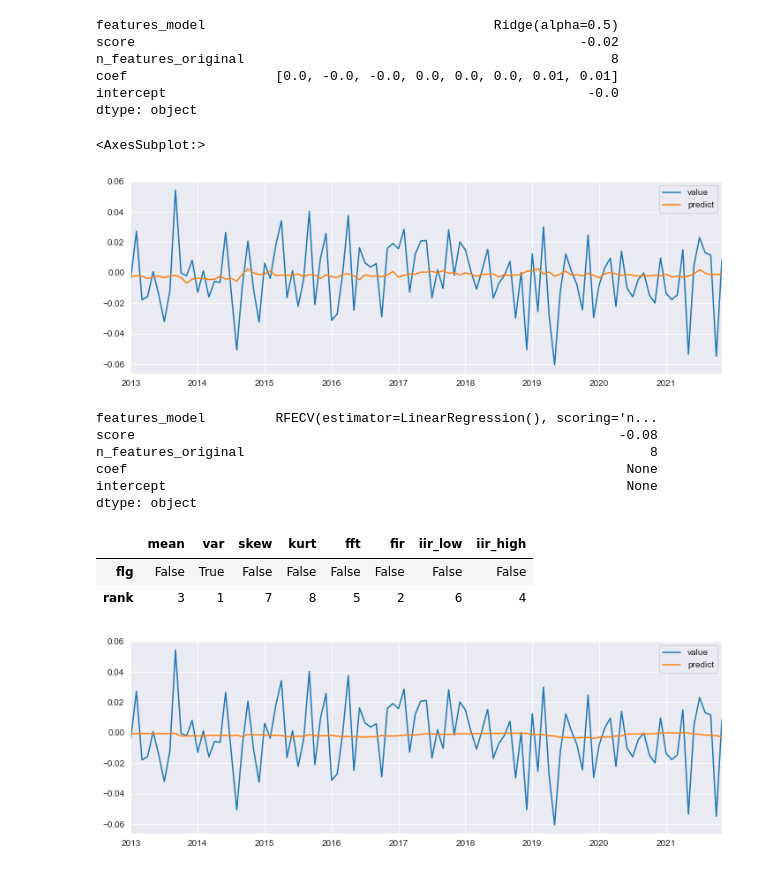
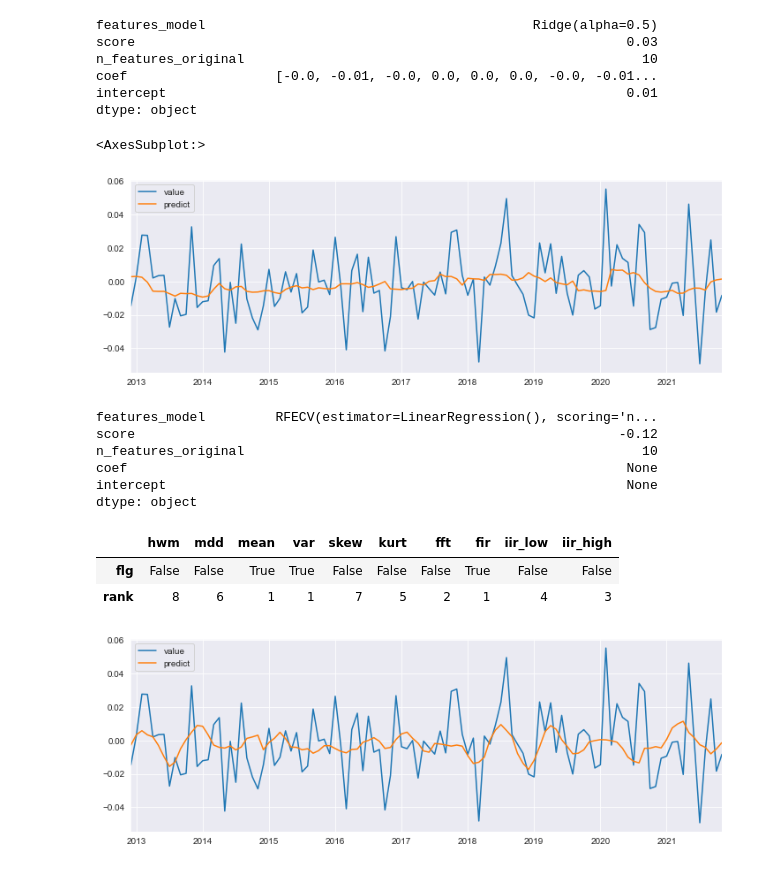
Before and after one commit to kurama8103/mlib, a Jupyter notebook: myfunc_demo.ipynb, the cells around one changed output. Drawn from its saved outputs; the diff is of its cells as text; code cells hidden in the pictures.

```diff
--- a/myfunc_demo.ipynb
+++ b/myfunc_demo.ipynb
@@ -17,5 +17,7 @@ df.plot()
 # %%
 ts = pd.DataFrame({'price': df.iloc[:, 0]})
 ts['return'] = ts['price'].pct_change()
+ts['hwm']=finfunc.high_water_mark(ts['price'],window=12)
+ts['mdd']=finfunc.max_draw_down(ts['price'],window=12)
 ts
 # %% [output]
@@ -35,3 +36,0 @@ ts
-# %%
-ts[['mean', 'var', 'skew', 'kurt']] = finfunc.rolling_mvsk(
-    ts['return'], window=12)[['mean', 'var', 'skew', 'kurt']]
@@ -97,16 +81,21 @@ finfunc.filter_IIR_Butterworth(ts_r, dimension=1).plot(legend=True)
 # rolling features
 w = 12
 l_ = list()
-for i in range(w, len(ts_r)):
+for i in range(w, len(ts_r)+1):
     x = ts_r[i-w:i]
     l_.append((
-        finfunc.fast_Fourier_transform(x, freq_cut=30)[-1],
+        x.mean(),
+        x.var(),
+        x.skew(),
+        x.kurt(),
+        finfunc.fast_Fourier_transform(x, freq_cut=60)[-1],
         finfunc.filter_finite_impulse_response(x, window=6)[-1],
         finfunc.filter_IIR_Butterworth(x, dimension=1).iloc[0, -1],
         finfunc.filter_IIR_Butterworth(x, dimension=1).iloc[1, -1],
     ))
 
 ts = ts.join(
-    pd.DataFrame(l_,
-                 columns=['fft', 'fir', 'iir_low', 'iir_high'], index=ts_r.index[w:])
+    pd.DataFrame(l_, index=ts_r.index[w-1:],
+                 columns=['mean', 'var', 'skew', 'kurt', 'fft', 'fir', 'iir_low', 'iir_high'])
 )
+ts
@@ -236,34 +224,35 @@ from sklearn.linear_model import Ridge
 ridge = Ridge(alpha=0.5)
 finfunc.sklearn_predict_regression(ridge, ts_train_test).plot()
 # %% [output]
-features_model                                     Ridge(alpha=0.5)
-score                                                         -0.02
-n_features_original                                               8
-coef                   [0.0, -0.0, -0.0, 0.0, 0.0, 0.0, 0.01, 0.01]
-intercept                                                      -0.0
+features_model                                          Ridge(alpha=0.5)
+score                                                               0.03
+n_features_original                                                   10
+coef                   [-0.0, -0.01, -0.0, 0.0, 0.0, 0.0, -0.0, -0.01...
+intercept                                                           0.01
 dtype: object
 <AxesSubplot:>
-[figure, old version]
+[figure, new version]
 # %%
 # 再帰的特徴量除去
 from sklearn.feature_selection import RFECV
 
 rfecv = RFECV(estimator=ols, step=1, scoring="neg_mean_squared_error")
-finfunc.sklearn_predict_regression(rfecv, ts_train_test).plot()
+res = finfunc.sklearn_predict_regression(rfecv, ts_train_test)
+res.plot()
 
 # 維持すべき特徴量
 pd.DataFrame({
     'flg': rfecv.support_,
     'rank': rfecv.ranking_
 }, index=ts_train_test[0].columns).T
 # %% [output]
 features_model         RFECV(estimator=LinearRegression(), scoring='n...
-score                                                              -0.08
-n_features_original                                                    8
+score                                                              -0.12
+n_features_original                                                   10
 coef                                                                None
 intercept                                                           None
 dtype: object
-|  | mean | var | skew | kurt | fft | fir | iir_low | iir_high |
-| flg | False | True | False | False | False | False | False | False |
-| rank | 3 | 1 | 7 | 8 | 5 | 2 | 6 | 4 |
+|  | hwm | mdd | mean | var | skew | kurt | fft | fir | iir_low | iir_high |
+| flg | False | False | True | True | False | False | False | True | False | False |
+| rank | 8 | 6 | 1 | 1 | 7 | 5 | 2 | 1 | 4 | 3 |
-[figure, old version]
+[figure, new version]
```
Also changed, not shown: parts of 29 cells of this notebook, 3 other files.
